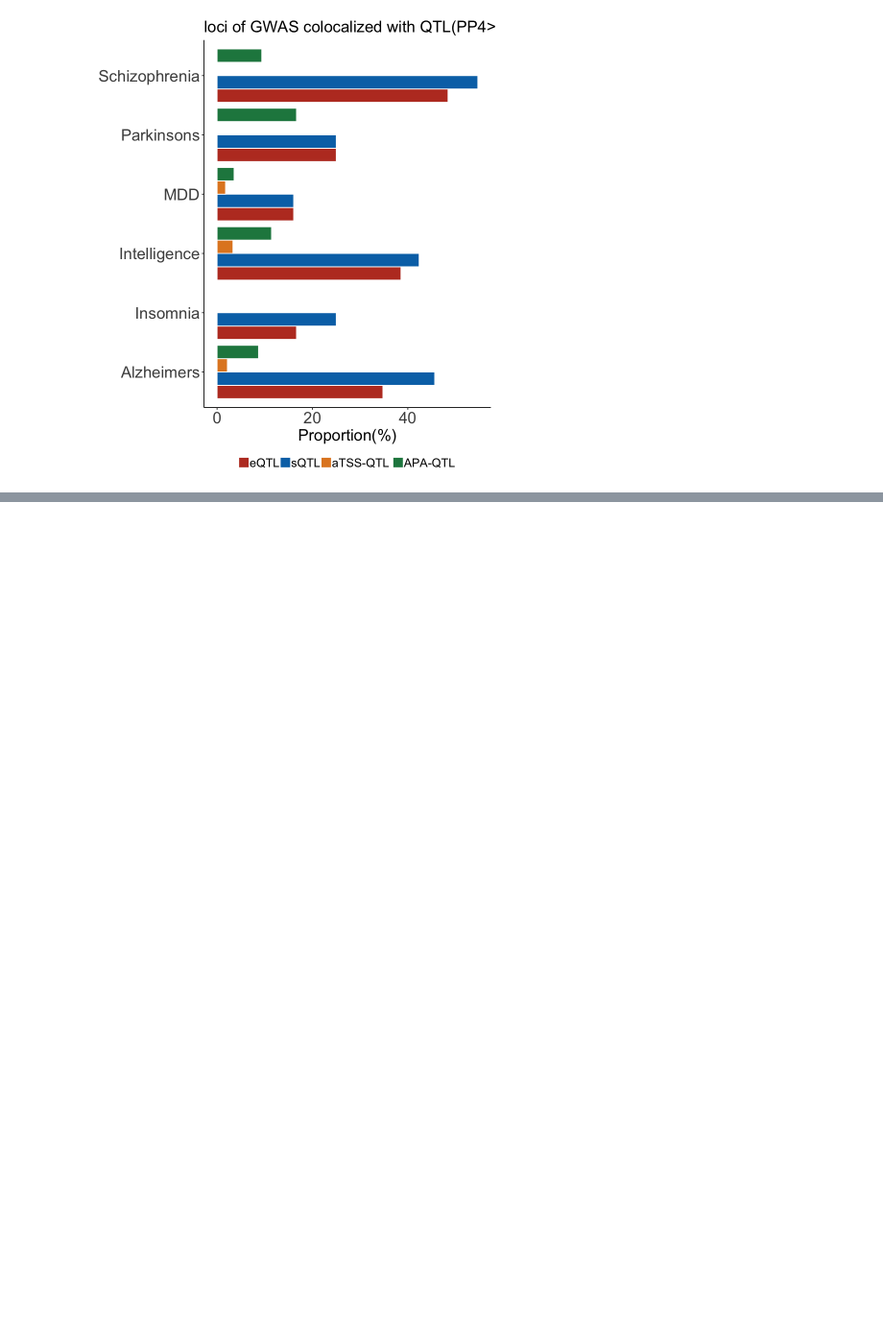
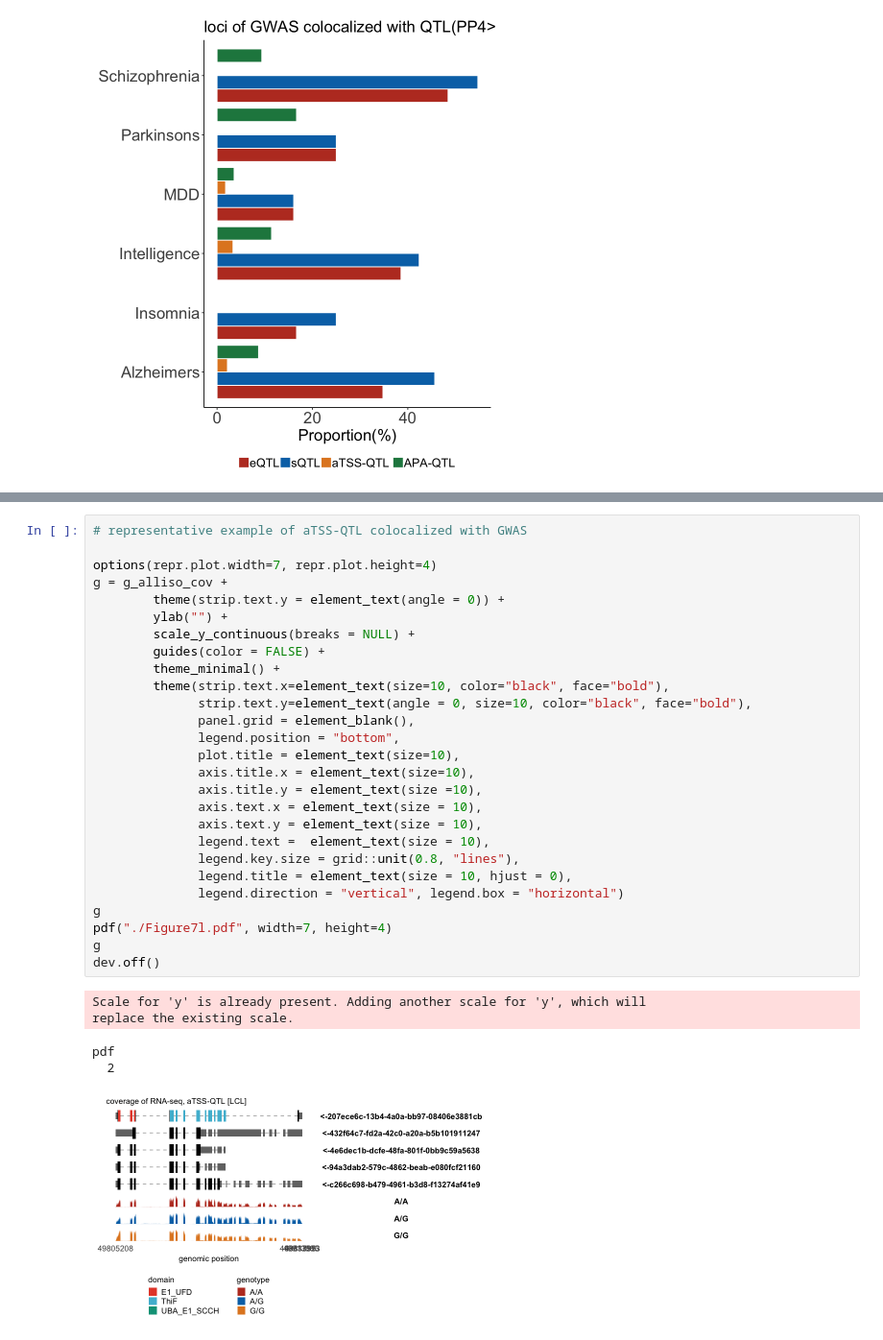
Before and after one commit to juninamo/TRAILS, a Jupyter notebook: Figures/Figure7.ipynb, the cells around one changed output, grey strips where cells are left out. Shown at 96% size. Saved outputs shown, nothing was run; the diff lists cells and outputs as text; blank space fills up the shorter version.

```diff
--- a/Figures/Figure7.ipynb
+++ b/Figures/Figure7.ipynb
@@ -868,3 +868,36 @@ pdf
+# %%
+# representative example of aTSS-QTL colocalized with GWAS
+
+options(repr.plot.width=7, repr.plot.height=4)
+g = g_alliso_cov +
+        theme(strip.text.y = element_text(angle = 0)) +
+        ylab("") +
+        scale_y_continuous(breaks = NULL) +
+        guides(color = FALSE) +
+        theme_minimal() +
+        theme(strip.text.x=element_text(size=10, color="black", face="bold"),
+              strip.text.y=element_text(angle = 0, size=10, color="black", face="bold"),
+              panel.grid = element_blank(),
+              legend.position = "bottom",
+              plot.title = element_text(size=10),
+              axis.title.x = element_text(size=10),
+              axis.title.y = element_text(size =10),
+              axis.text.x = element_text(size = 10),
+              axis.text.y = element_text(size = 10),
+              legend.text =  element_text(size = 10),
+              legend.key.size = grid::unit(0.8, "lines"),
+              legend.title = element_text(size = 10, hjust = 0),
+              legend.direction = "vertical", legend.box = "horizontal")
+g
+pdf("./Figure7l.pdf", width=7, height=4)
+g
+dev.off()
+# %% [output]
+Scale for 'y' is already present. Adding another scale for 'y', which will
+replace the existing scale.
+pdf
+  2
+[figure, added]
 # %%
 gwas_res
 # %% [output]
```
Also changed, not shown: parts of 11 cells of this notebook, 1 other file.
